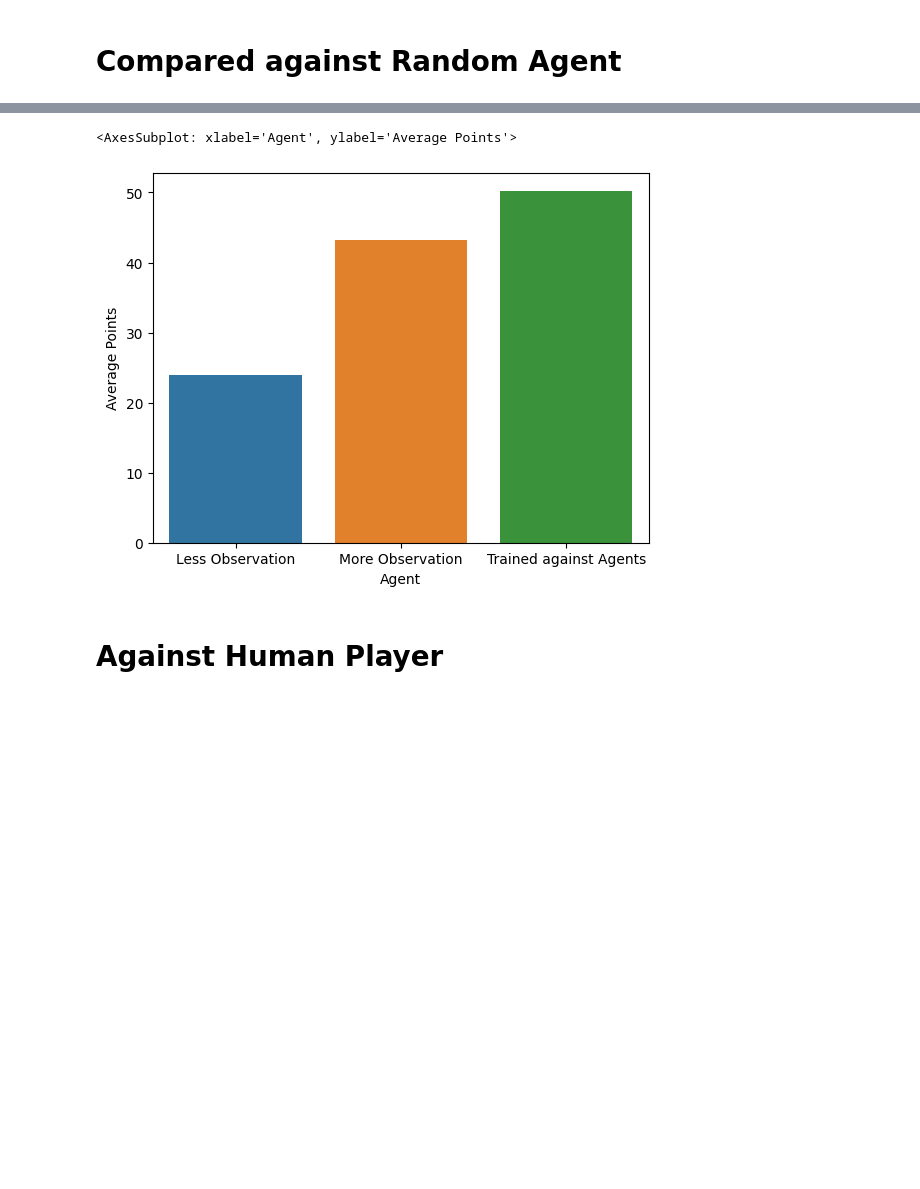
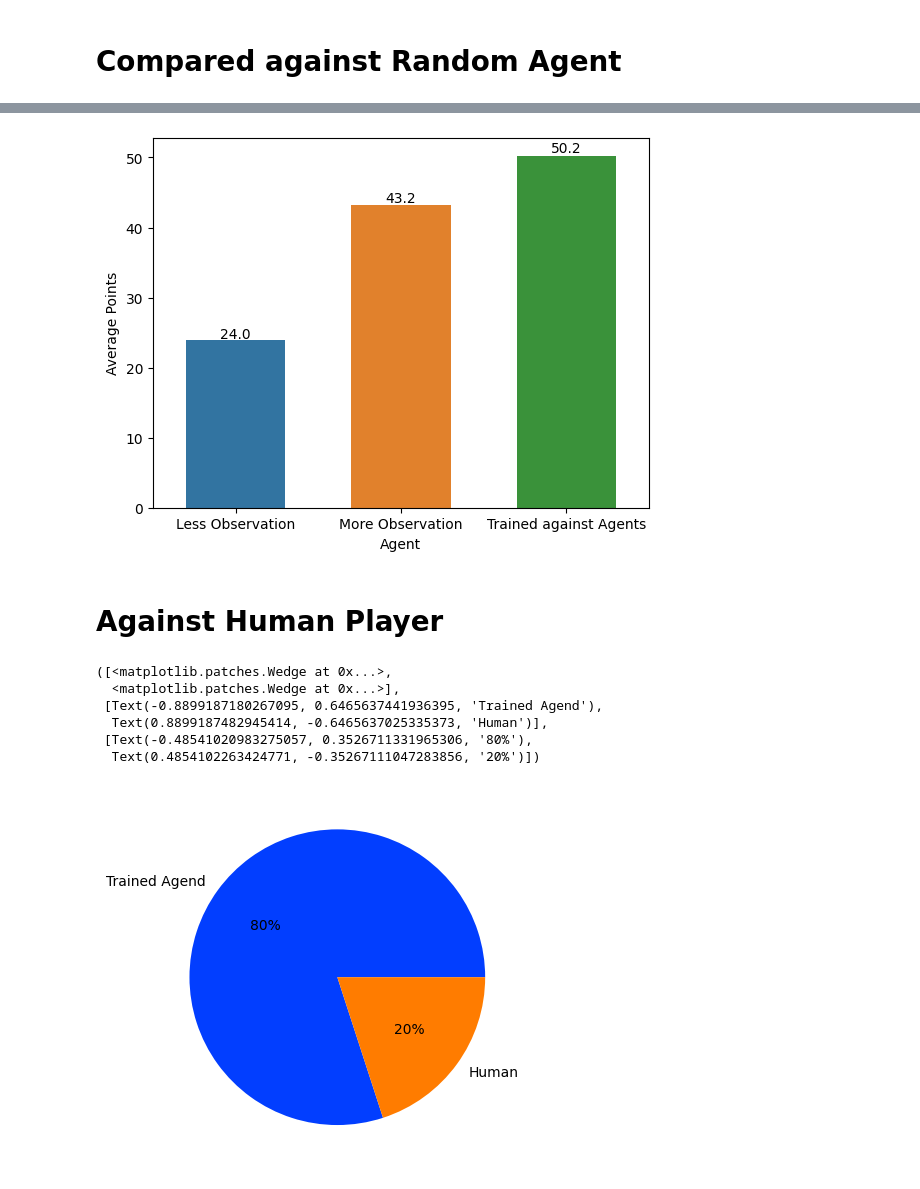
Before and after one commit to marcelamsler/qwox, a Jupyter notebook: src/evaluation/evaluation-plots.ipynb, the cells around one changed output, grey strips where cells are left out. Drawn from its saved outputs; the diff is of its cells as text; code cells hidden in the pictures; blank space fills up the shorter version.

```diff
--- a/src/evaluation/evaluation-plots.ipynb
+++ b/src/evaluation/evaluation-plots.ipynb
@@ -33,9 +77,9 @@ sns.barplot(data=pd.DataFrame(against_rand_winning_ratio_dict), x="Agent", y="Wi
 against_rand_average_points_dict = {'Agent': ["Less Observation", "More Observation", "Trained against Agents"]
     , 'Average Points': [24.01, 43.23, 50.25]}
 
-sns.barplot(data=pd.DataFrame(against_rand_average_points_dict), x="Agent", y="Average Points")
+p = sns.barplot(data=pd.DataFrame(against_rand_average_points_dict), x="Agent", y="Average Points", width=0.6)
+show_values(p)
 # %% [output]
-<AxesSubplot: xlabel='Agent', ylabel='Average Points'>
-[figure, old version]
+[figure, new version]
 # %% [markdown]
 # Against Human Player
@@ -46,0 +86,15 @@ sns(data=pd.DataFrame(against_rand_average_points_dict), x="Agent", y="Average P
+# %%
+import matplotlib.pyplot as plt
+
+data = [80, 20]
+labels = ['Trained Agend', 'Human']
+colors = sns.color_palette('bright')
+plt.pie(data, labels=labels, colors=colors, autopct='%0.0f%%')
+# %% [output]
+([<matplotlib.patches.Wedge at 0x...>,
+  <matplotlib.patches.Wedge at 0x...>],
+ [Text(-0.8899187180267095, 0.6465637441936395, 'Trained Agend'),
+  Text(0.8899187482945414, -0.6465637025335373, 'Human')],
+ [Text(-0.48541020983275057, 0.3526711331965306, '80%'),
+  Text(0.4854102263424771, -0.35267111047283856, '20%')])
+[figure, added]
```
Also changed, not shown: parts of 7 cells of this notebook.
